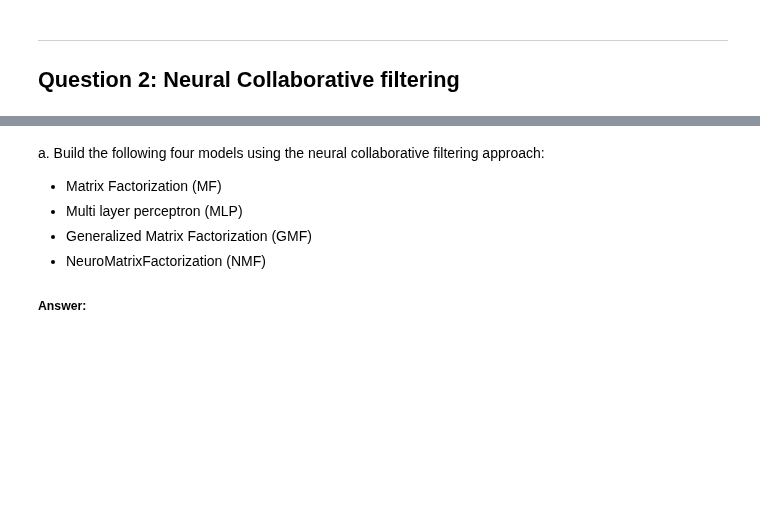
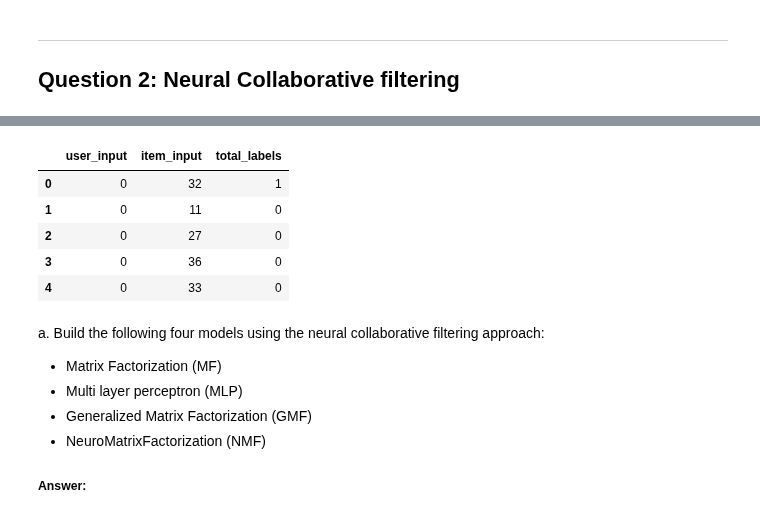
Before and after one commit to Nesher123/Recommendation-Systems, a Jupyter notebook: HW3/HW3.ipynb, the cells around one changed output, grey strips where cells are left out. Drawn from its saved outputs; the diff is of its cells as text; code cells hidden in the pictures; blank space fills up the shorter version.

```diff
--- a/HW3/HW3.ipynb
+++ b/HW3/HW3.ipynb
@@ -128,0 +167,14 @@ def get_train_instances(train, num_negatives):
+# %%
+training_data = train_instances
+user_input, item_input, total_labels = training_data
+# %%
+df = pd.DataFrame(list(zip(user_input, item_input, total_labels)),
+               columns =['user_input', 'item_input', 'total_labels'])
+df.head()
+# %% [output]
+|  | user_input | item_input | total_labels |
+| 0 | 0 | 32 | 1 |
+| 1 | 0 | 11 | 0 |
+| 2 | 0 | 27 | 0 |
+| 3 | 0 | 36 | 0 |
+| 4 | 0 | 33 | 0 |
```
Also changed, not shown: parts of 10 cells of this notebook.
